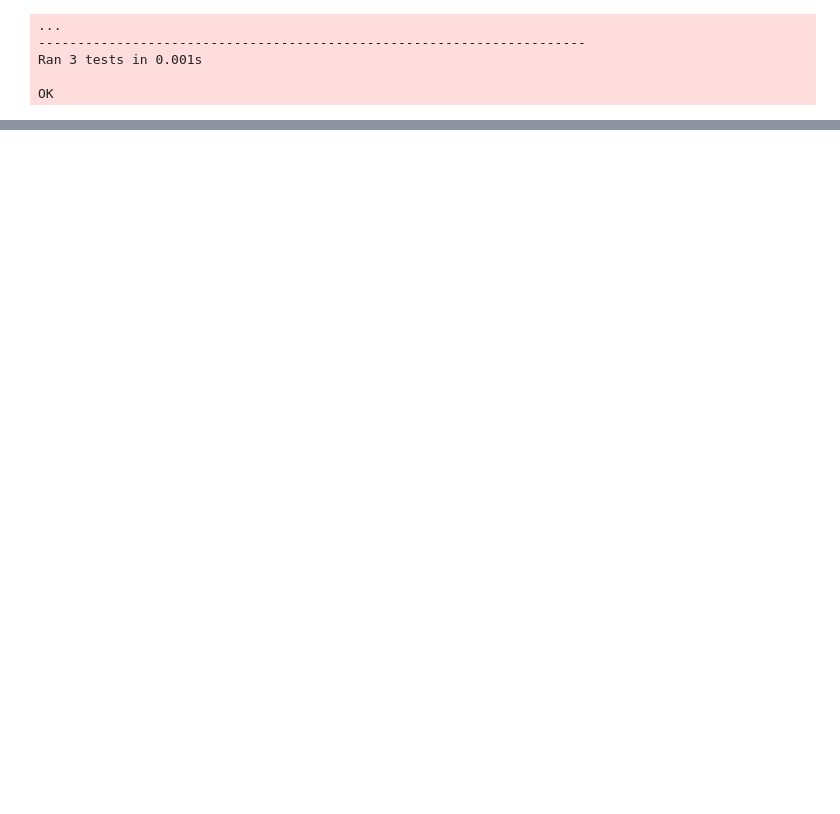
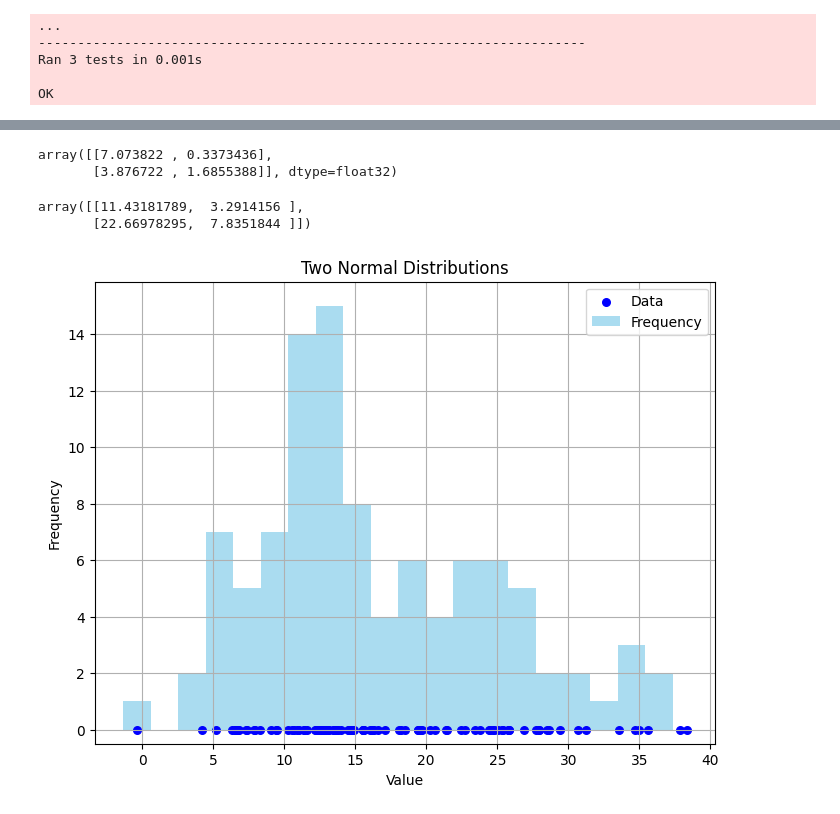
Before and after one commit to mantofer02/DataScienceBootcamp, a Jupyter notebook: FUNDATEC/Estadistica/Tareas/0/TP0_Gabriel_Marco_Ricardo.ipynb, the cells around one changed output, grey strips where cells are left out. Cells and saved outputs as stored; diff of their text form; code cells hidden in the pictures; blank space fills up the shorter version.

```diff
--- a/FUNDATEC/Estadistica/Tareas/0/TP0_Gabriel_Marco_Ricardo.ipynb
+++ b/FUNDATEC/Estadistica/Tareas/0/TP0_Gabriel_Marco_Ricardo.ipynb
@@ -262,0 +251,6 @@ Nuevas Desviaciones Estándar:
+# %%
+new_params_matrix = recalculate_parameters(data, membership_matrix)
+new_params_matrix
+# %% [output]
+array([[7.073822 , 0.3373436],
+       [3.876722 , 1.6855388]], dtype=float32)
@@ -262,0 +279,22 @@ Nuevas Desviaciones Estándar:
+# %%
+EPOCHS = 5
+K = 2
+
+
+
+
+P = init_random_parameters(K=K, mean_range=(0, 50), std_range=(0, 15))
+P = np.array(P)
+
+true_P = init_random_parameters(K=K, mean_range=(0, 50), std_range=(0, 15))
+true_P = np.array(true_P)
+X = generate_data(N=100, means=true_P[:, 0], stds=true_P[:, 1], K=K)
+
+true_P
+# %% [output]
+array([[11.43181789,  3.2914156 ],
+       [22.66978295,  7.8351844 ]])
+# %%
+plot_data(X)
+# %% [output]
+[figure, added]
```
Also changed, not shown: parts of 10 cells of this notebook.
